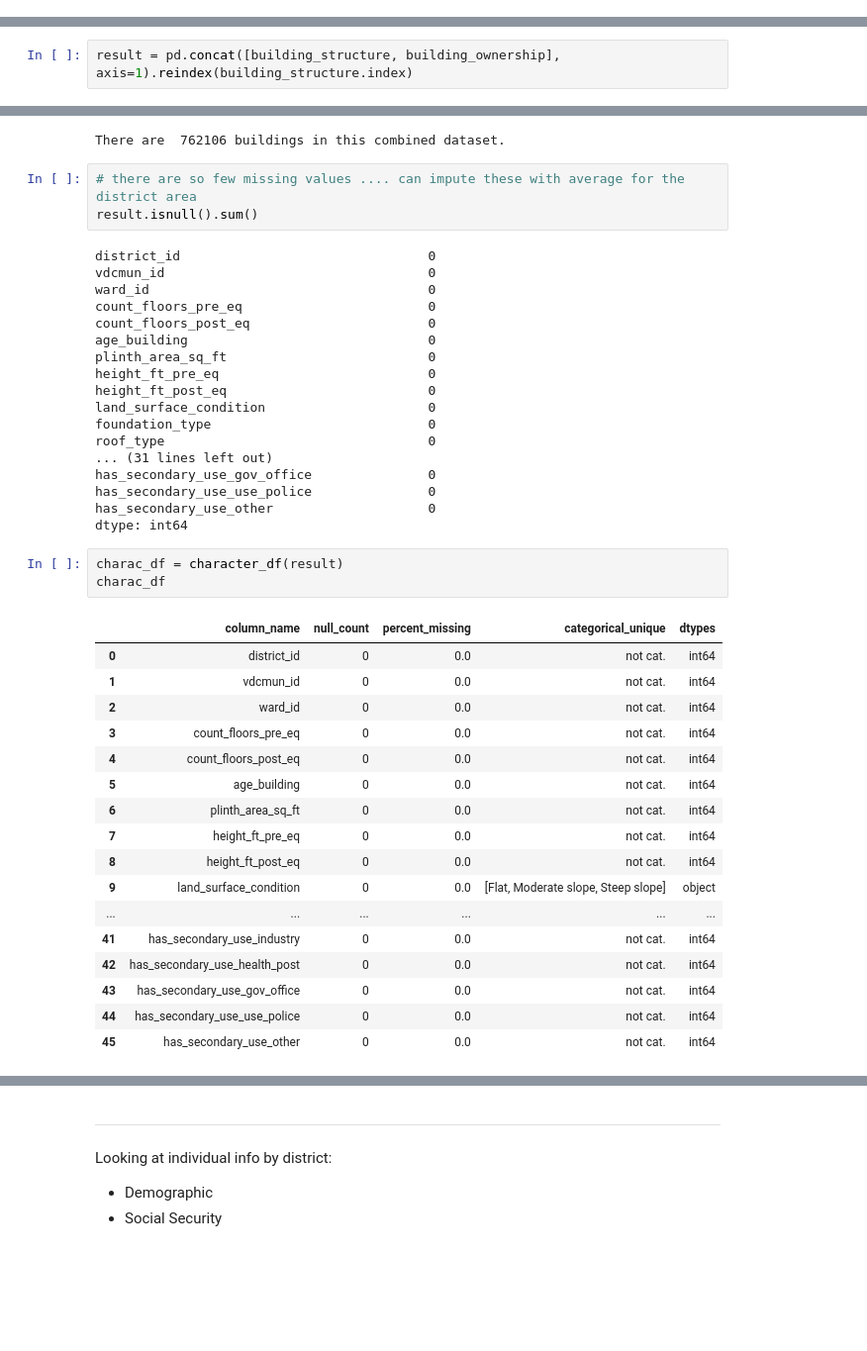
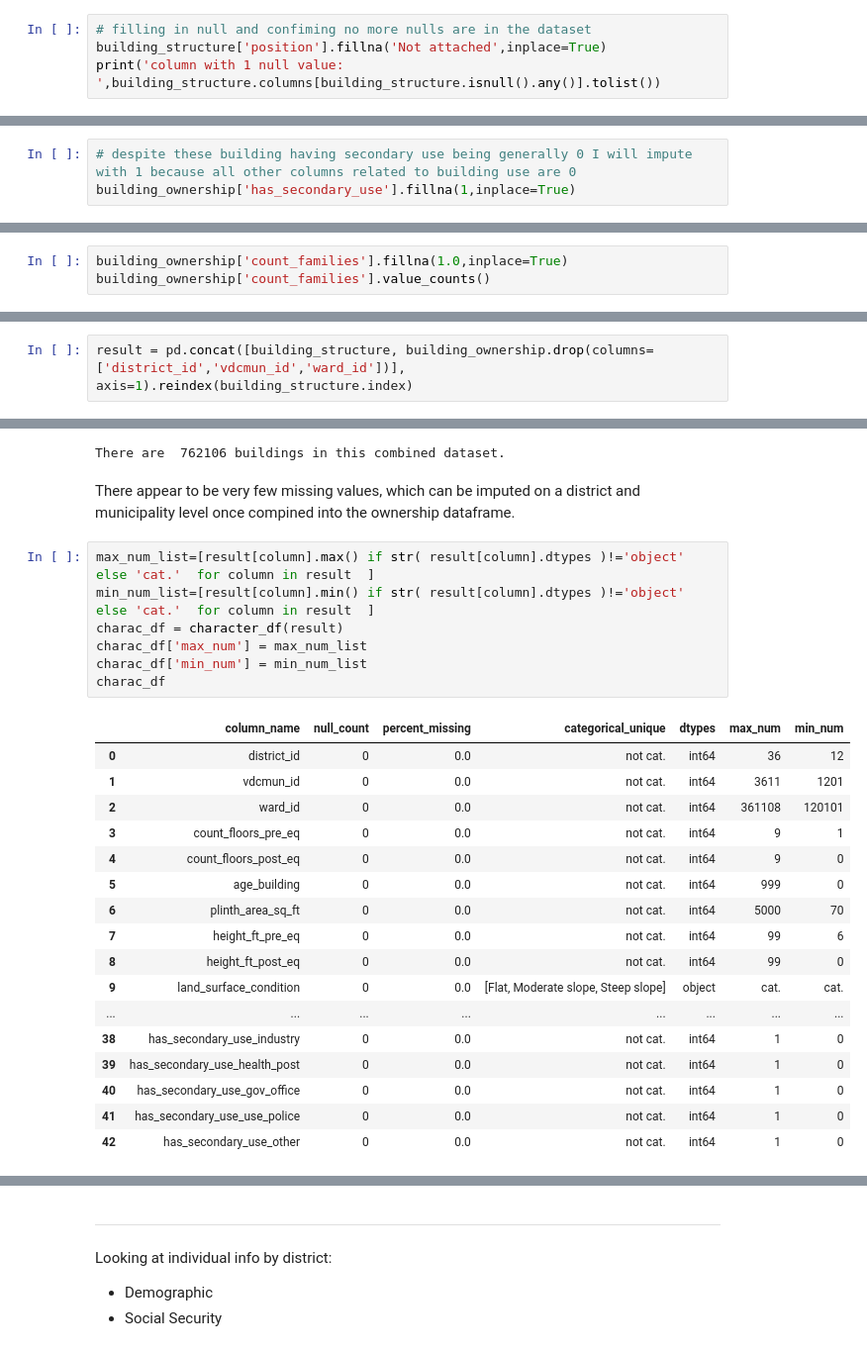
Before and after one commit to JesselyEnriquez/climateJustice, a Jupyter notebook: Code/Cleaning_N_EDA/earthquake_scrub.ipynb, the cells around one changed output, grey strips where cells are left out. Shown at 99% size. Saved outputs shown, nothing was run; the diff lists cells and outputs as text; blank space fills up the shorter version.

```diff
--- a/Code/Cleaning_N_EDA/earthquake_scrub.ipynb
+++ b/Code/Cleaning_N_EDA/earthquake_scrub.ipynb
@@ -113,0 +228,4 @@ msno.matrix(building_structure);
+# %%
+# filling in null and confiming no more nulls are in the dataset
+building_structure['position'].fillna('Not attached',inplace=True)
+print('column with 1 null value: ',building_structure.columns[building_structure.isnull().any()].tolist())
@@ -113,0 +325,3 @@ msno.matrix(building_structure);
+# %%
+# despite these building having secondary use being generally 0 I will impute with 1 because all other columns related to building use are 0
+building_ownership['has_secondary_use'].fillna(1,inplace=True)
@@ -113,0 +358,3 @@ msno.matrix(building_structure);
+# %%
+building_ownership['count_families'].fillna(1.0,inplace=True)
+building_ownership['count_families'].value_counts()
@@ -120,7 +385,7 @@ print(building_ownership.index[:4])
 Int64Index([120101000011, 120101000021, 120101000031, 120101000041], dtype='int64', name='building_id')
 Int64Index([120101000011, 120101000021, 120101000031, 120101000041], dtype='int64', name='building_id')
 # %%
-result = pd.concat([building_structure, building_ownership], axis=1).reindex(building_structure.index)
+result = pd.concat([building_structure, building_ownership.drop(columns=['district_id','vdcmun_id','ward_id'])], axis=1).reindex(building_structure.index)
 # %%
 result.head()
 # %% [output]
@@ -135,45 +400,30 @@ result.head()
 print('There are ',result.shape[0],'buildings in this combined dataset.')
 # %% [output]
 There are  762106 buildings in this combined dataset.
-# %%
-# there are so few missing values .... can impute these with average for the district area
-result.isnull().sum()
-# %% [output]
-district_id                                0
-vdcmun_id                                  0
-ward_id                                    0
-count_floors_pre_eq                        0
-count_floors_post_eq                       0
-age_building                               0
-plinth_area_sq_ft                          0
-height_ft_pre_eq                           0
-height_ft_post_eq                          0
-land_surface_condition                     0
-foundation_type                            0
-roof_type                                  0
-... (31 lines left out)
-has_secondary_use_gov_office               0
-has_secondary_use_use_police               0
-has_secondary_use_other                    0
-dtype: int64
+# %% [markdown]
+There appear to be very few missing values, which can be imputed on a district and municipality level once compined into the ownership dataframe.
 # %%
+max_num_list=[result[column].max() if str( result[column].dtypes )!='object' else 'cat.'  for column in result  ]
+min_num_list=[result[column].min() if str( result[column].dtypes )!='object' else 'cat.'  for column in result  ]
 charac_df = character_df(result)
+charac_df['max_num'] = max_num_list
+charac_df['min_num'] = min_num_list
 charac_df
 # %% [output]
-|  | column_name | null_count | percent_missing | categorical_unique | dtypes |
-| 0 | district_id | 0 | 0.0 | not cat. | int64 |
-| 1 | vdcmun_id | 0 | 0.0 | not cat. | int64 |
-| 2 | ward_id | 0 | 0.0 | not cat. | int64 |
-| 3 | count_floors_pre_eq | 0 | 0.0 | not cat. | int64 |
-| 4 | count_floors_post_eq | 0 | 0.0 | not cat. | int64 |
-| 5 | age_building | 0 | 0.0 | not cat. | int64 |
-| 6 | plinth_area_sq_ft | 0 | 0.0 | not cat. | int64 |
-| 7 | height_ft_pre_eq | 0 | 0.0 | not cat. | int64 |
-| 8 | height_ft_post_eq | 0 | 0.0 | not cat. | int64 |
-| 9 | land_surface_condition | 0 | 0.0 | [Flat, Moderate slope, Steep slope] | object |
-| ... | ... | ... | ... | ... | ... |
-| 41 | has_secondary_use_industry | 0 | 0.0 | not cat. | int64 |
-| 42 | has_secondary_use_health_post | 0 | 0.0 | not cat. | int64 |
-| 43 | has_secondary_use_gov_office | 0 | 0.0 | not cat. | int64 |
-| 44 | has_secondary_use_use_police | 0 | 0.0 | not cat. | int64 |
-| 45 | has_secondary_use_other | 0 | 0.0 | not cat. | int64 |
+|  | column_name | null_count | percent_missing | categorical_unique | dtypes | max_num | min_num |
+| 0 | district_id | 0 | 0.0 | not cat. | int64 | 36 | 12 |
+| 1 | vdcmun_id | 0 | 0.0 | not cat. | int64 | 3611 | 1201 |
+| 2 | ward_id | 0 | 0.0 | not cat. | int64 | 361108 | 120101 |
+| 3 | count_floors_pre_eq | 0 | 0.0 | not cat. | int64 | 9 | 1 |
+| 4 | count_floors_post_eq | 0 | 0.0 | not cat. | int64 | 9 | 0 |
+| 5 | age_building | 0 | 0.0 | not cat. | int64 | 999 | 0 |
+| 6 | plinth_area_sq_ft | 0 | 0.0 | not cat. | int64 | 5000 | 70 |
+| 7 | height_ft_pre_eq | 0 | 0.0 | not cat. | int64 | 99 | 6 |
+| 8 | height_ft_post_eq | 0 | 0.0 | not cat. | int64 | 99 | 0 |
+| 9 | land_surface_condition | 0 | 0.0 | [Flat, Moderate slope, Steep slope] | object | cat. | cat. |
+| ... | ... | ... | ... | ... | ... | ... | ... |
+| 38 | has_secondary_use_industry | 0 | 0.0 | not cat. | int64 | 1 | 0 |
+| 39 | has_secondary_use_health_post | 0 | 0.0 | not cat. | int64 | 1 | 0 |
+| 40 | has_secondary_use_gov_office | 0 | 0.0 | not cat. | int64 | 1 | 0 |
+| 41 | has_secondary_use_use_police | 0 | 0.0 | not cat. | int64 | 1 | 0 |
+| 42 | has_secondary_use_other | 0 | 0.0 | not cat. | int64 | 1 | 0 |
```
Also changed, not shown: parts of 31 cells of this notebook.
